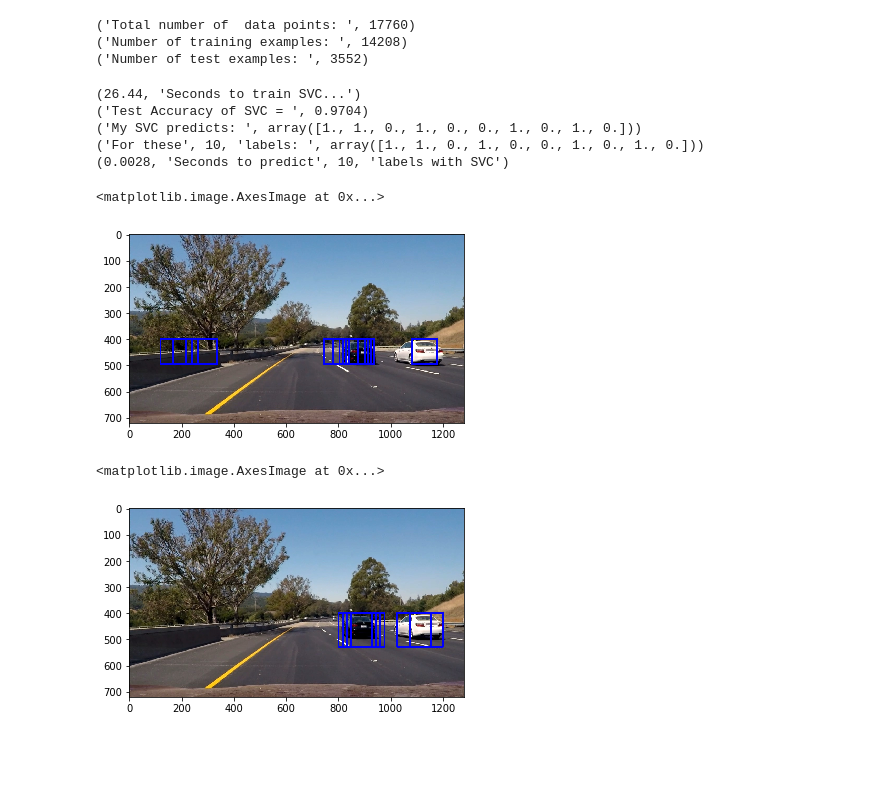
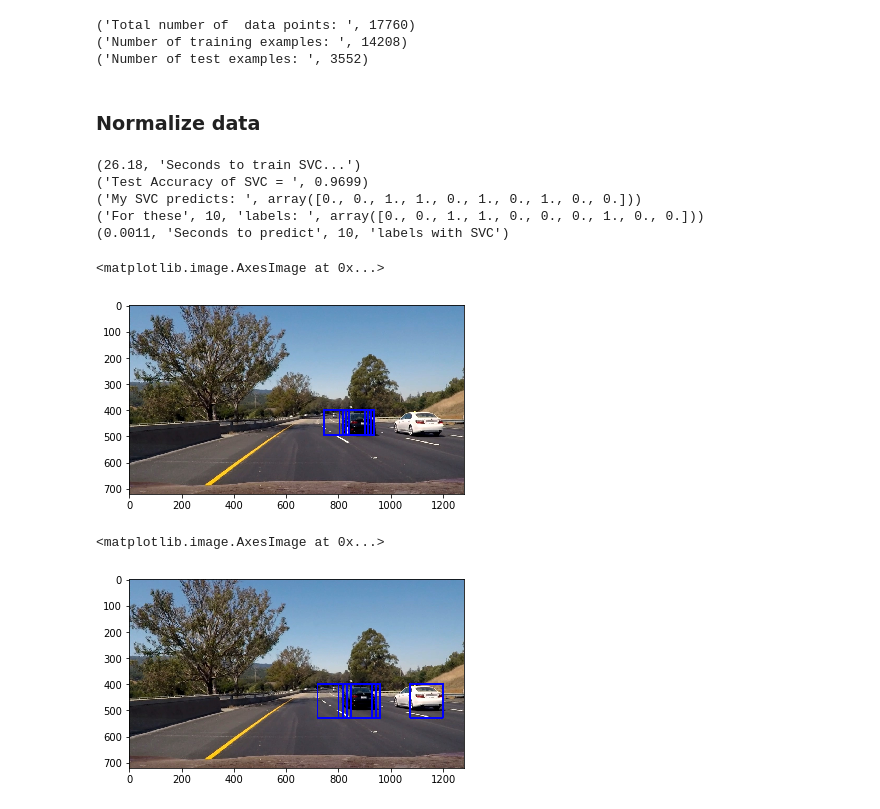
Before and after one commit to ajonnavittula/CarND-Vehicle-Detection, a Jupyter notebook: vehicle_detection.ipynb, the cells around one changed output. Drawn from its saved outputs; the diff is of its cells as text; code cells hidden in the pictures; blank space fills up the shorter version.

```diff
--- a/vehicle_detection.ipynb
+++ b/vehicle_detection.ipynb
@@ -211,6 +272,8 @@ print("Number of test examples: ",len(y_test))
 ('Total number of  data points: ', 17760)
 ('Number of training examples: ', 14208)
 ('Number of test examples: ', 3552)
+# %% [markdown]
+### Normalize data
 # %%
 # Fit a per-column scaler
 X_scaler = StandardScaler().fit(X_train)
@@ -222,9 +285,6 @@ X_test = X_scaler.transform(X_test)
 svc = svm.LinearSVC()
 # Check the training time for the SVC
 t = time.time()
-parameters = {'C':[0.1,1, 10]}
-#clf = GridSearchCV(svc, parameters)
-#clf.fit(X_train, y_train)
 svc.fit(X_train, y_train)
 t2 = time.time()
 print(round(t2-t, 2), 'Seconds to train SVC...')
@@ -238,8 +298,8 @@ print('For these',n_predict, 'labels: ', y_test[0:n_predict])
 t2 = time.time()
 print(round(t2-t, 5), 'Seconds to predict', n_predict,'labels with SVC')
 # %% [output]
-(26.44, 'Seconds to train SVC...')
-('Test Accuracy of SVC = ', 0.9704)
-('My SVC predicts: ', array([1., 1., 0., 1., 0., 0., 1., 0., 1., 0.]))
-('For these', 10, 'labels: ', array([1., 1., 0., 1., 0., 0., 1., 0., 1., 0.]))
-(0.0028, 'Seconds to predict', 10, 'labels with SVC')
+(26.18, 'Seconds to train SVC...')
+('Test Accuracy of SVC = ', 0.9699)
+('My SVC predicts: ', array([0., 0., 1., 1., 0., 1., 0., 1., 0., 0.]))
+('For these', 10, 'labels: ', array([0., 0., 1., 1., 0., 0., 0., 1., 0., 0.]))
+(0.0011, 'Seconds to predict', 10, 'labels with SVC')
@@ -312,35 +362,35 @@ def find_cars(img, ystart, ystop, scale, svc, X_scaler, orient, pix_per_cell, ce
             if spatial_feat:
                 spatial_features = bin_spatial(subimg, size=spatial_size)
                 test_features = np.hstack((spatial_features.reshape(1,-1), test_features))
 
 
             # Scale features and make a prediction
             test_features = X_scaler.transform(test_features)
             #test_features = X_scaler.transform((hog_features).reshape(1, -1))
             test_prediction = svc.predict(test_features)
 
             confidence = svc.decision_function(test_features)
 
-            if test_prediction == 1 and confidence > 16:
+            if test_prediction == 1 and confidence > 20:
                 xbox_left = np.int(xleft*scale)
                 ytop_draw = np.int(ytop*scale)
                 win_draw = np.int(window*scale)
                 cv2.rectangle(draw_img,(xbox_left, ytop_draw+ystart),(xbox_left+win_draw,ytop_draw+win_draw+ystart),(0,0,255),6)
                 boxes.append(((xbox_left, ytop_draw+ystart),(xbox_left+win_draw,ytop_draw+win_draw+ystart)))
     return draw_img,boxes
 
 ystart = 400
 ystop = 506
 scale = 1.5
 img = cv2.imread('./test_images/test6.jpg')
 img = cv2.cvtColor(img,cv2.COLOR_BGR2RGB)
 out_img,boxes = find_cars(img, ystart, ystop, scale, svc, X_scaler, orient,
                           pix_per_cell, cell_per_block, spatial_size, hist_bins, spatial_feat, hist_feat, boxes)
 
 plt.imshow(out_img)
 # %% [output]
 <matplotlib.image.AxesImage at 0x...>
-[figure, old version]
+[figure, new version]
 # %%
 ystart = 400
 ystop = 528
@@ -351,4 +401,4 @@ out_img,boxes = find_cars(img, ystart, ystop, scale, svc, X_scaler, orient,
 plt.imshow(out_img)
 # %% [output]
 <matplotlib.image.AxesImage at 0x...>
-[figure, old version]
+[figure, new version]
```
Also changed, not shown: parts of 22 cells of this notebook.
